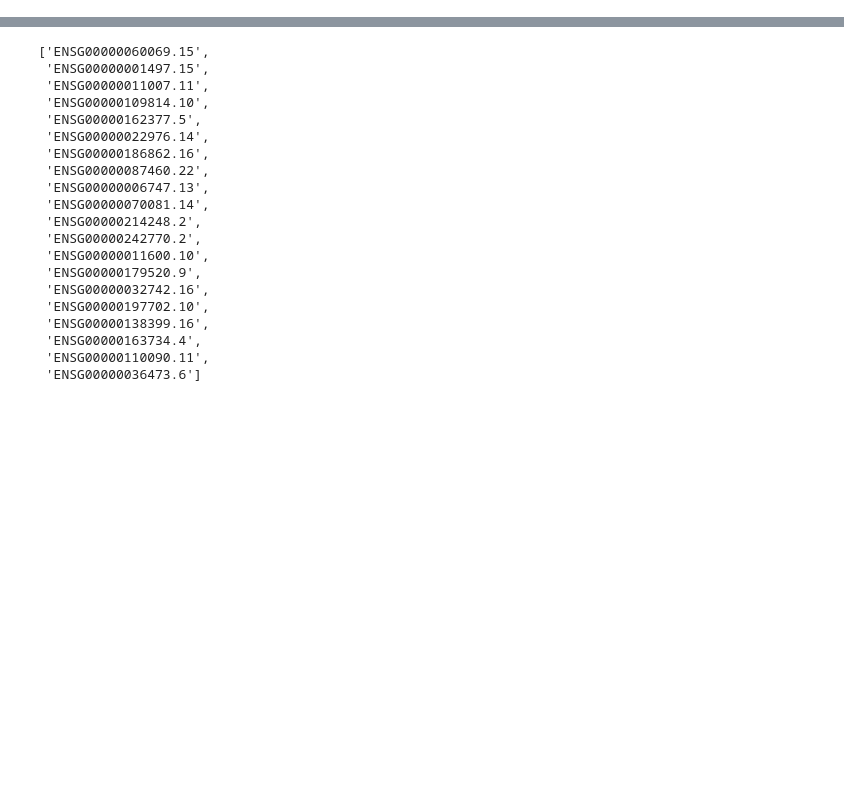
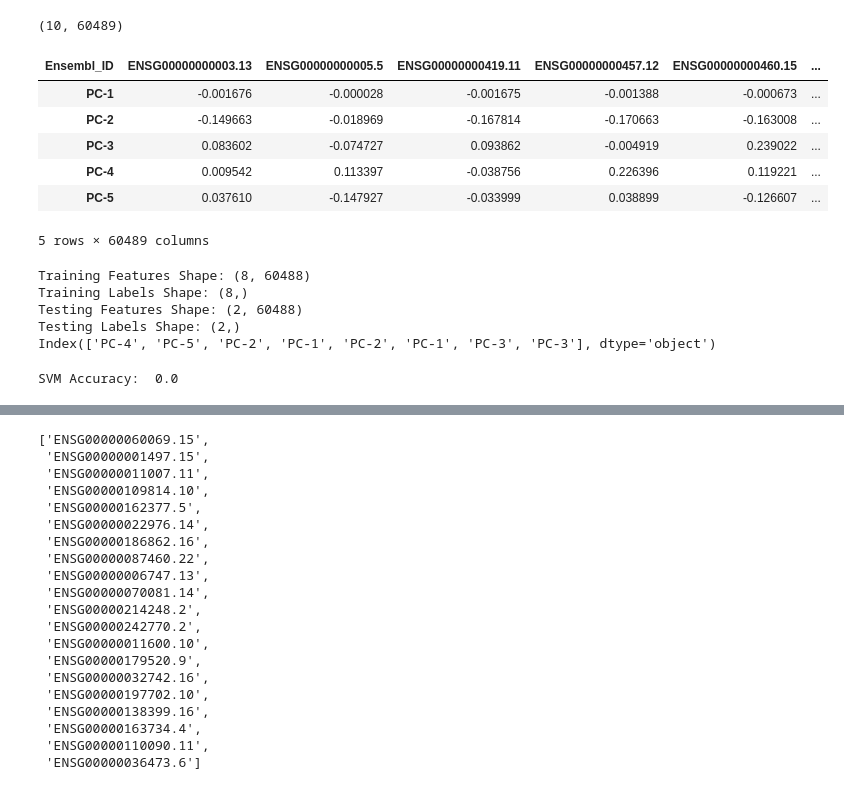
Before and after one commit to estherb-s/CompBio-1, a Jupyter notebook: RandForest-LUNG.ipynb, the cells around one changed output, grey strips where cells are left out. Cells and saved outputs as stored; diff of their text form; code cells hidden in the pictures; blank space fills up the shorter version.

```diff
--- a/RandForest-LUNG.ipynb
+++ b/RandForest-LUNG.ipynb
@@ -11,0 +140,12 @@ from utils import load_and_fillna, pca_prep, run_random_forest
+# %%
+print(lung.shape)
+lung.head()
+# %% [output]
+(10, 60489)
+| Ensembl_ID | ENSG00000000003.13 | ENSG00000000005.5 | ENSG00000000419.11 | ENSG00000000457.12 | ENSG00000000460.15 | ... |
+| PC-1 | -0.001676 | -0.000028 | -0.001675 | -0.001388 | -0.000673 | ... |
+| PC-2 | -0.149663 | -0.018969 | -0.167814 | -0.170663 | -0.163008 | ... |
+| PC-3 | 0.083602 | -0.074727 | 0.093862 | -0.004919 | 0.239022 | ... |
+| PC-4 | 0.009542 | 0.113397 | -0.038756 | 0.226396 | 0.119221 | ... |
+| PC-5 | 0.037610 | -0.147927 | -0.033999 | 0.038899 | -0.126607 | ... |
+5 rows × 60489 columns
@@ -11,0 +156,23 @@ from utils import load_and_fillna, pca_prep, run_random_forest
+# %%
+print('Training Features Shape:', X_train.shape)
+print('Training Labels Shape:', y_train.shape)
+print('Testing Features Shape:', X_test.shape)
+print('Testing Labels Shape:', y_test.shape)
+print(y_train.index)
+# %% [output]
+Training Features Shape: (8, 60488)
+Training Labels Shape: (8,)
+Testing Features Shape: (2, 60488)
+Testing Labels Shape: (2,)
+Index(['PC-4', 'PC-5', 'PC-2', 'PC-1', 'PC-2', 'PC-1', 'PC-3', 'PC-3'], dtype='object')
+# %%
+from sklearn.svm import SVC
+from sklearn.preprocessing import StandardScaler
+from sklearn.pipeline import make_pipeline
+clf = make_pipeline(StandardScaler(), SVC(gamma='auto'))
+clf.fit(X_train, y_train)
+y_pred = clf.predict(X_test)
+
+print("SVM Accuracy: ", accuracy_score(y_test, y_pred))
+# %% [output]
+SVM Accuracy:  0.0
```
Also changed, not shown: parts of 30 cells of this notebook, 1 other file.
